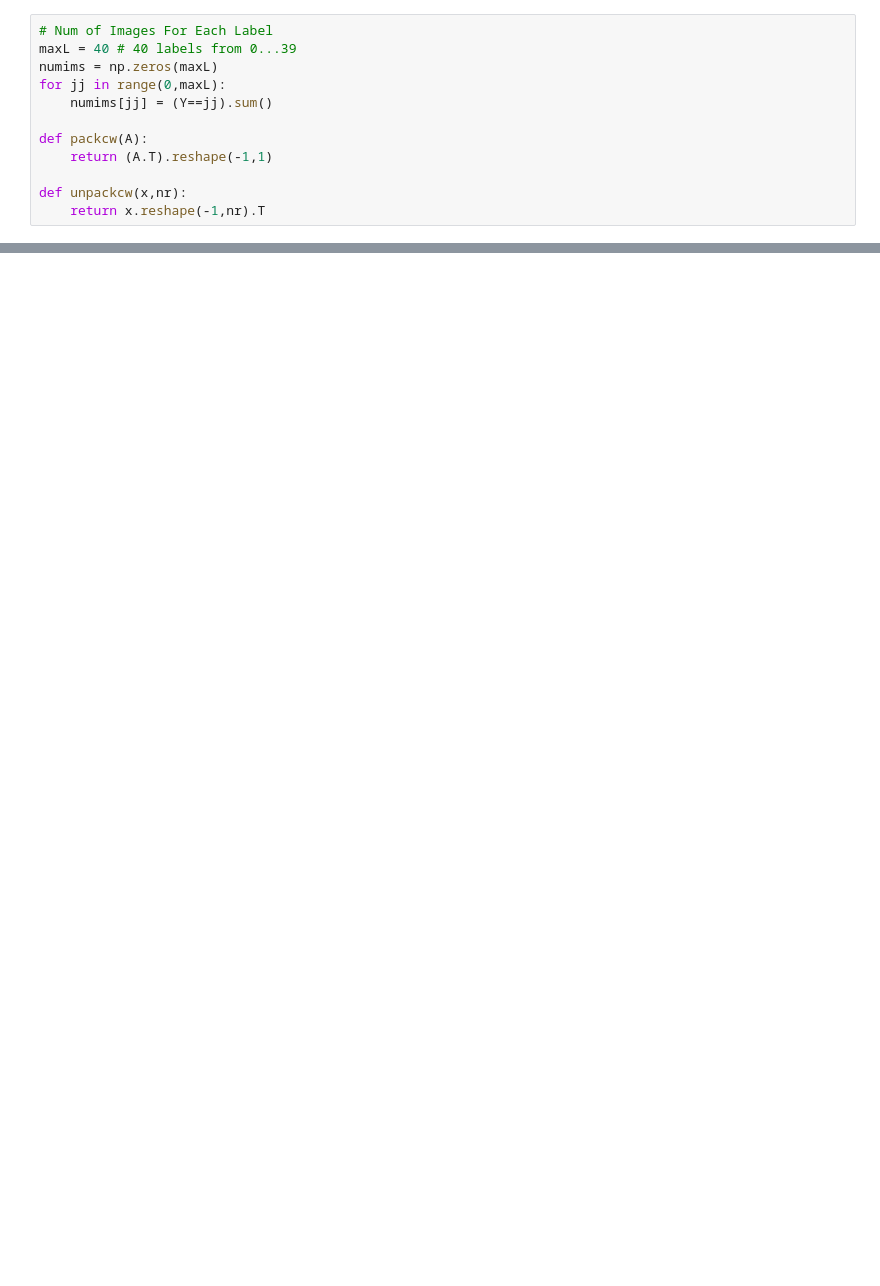
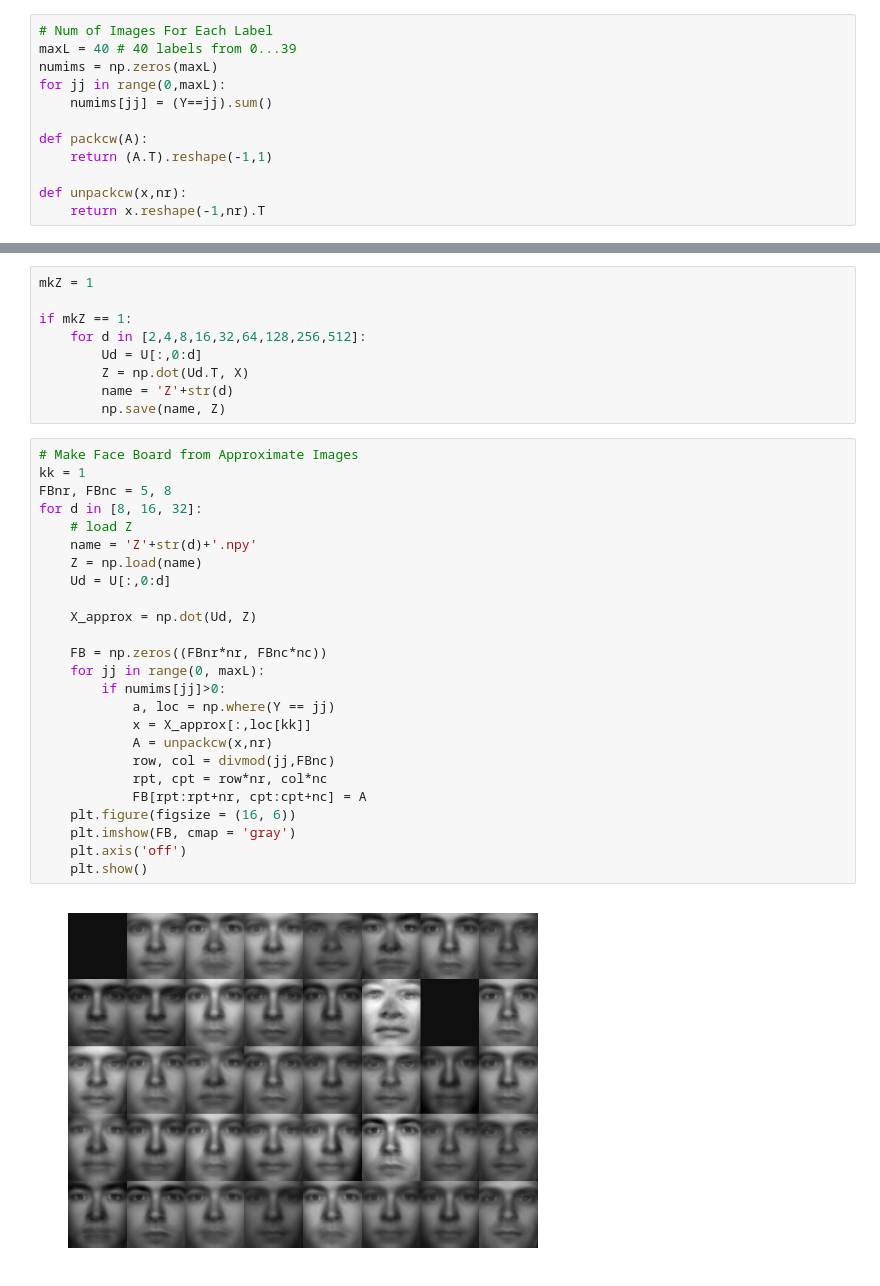
Before and after one commit to devanshg25/Facial_Recognition_Software, a Jupyter notebook: devanshg_tzjin_project1.ipynb, the cells around one changed output, grey strips where cells are left out. Saved outputs shown, nothing was run; the diff lists cells and outputs as text; blank space fills up the shorter version.

```diff
--- a/devanshg_tzjin_project1.ipynb
+++ b/devanshg_tzjin_project1.ipynb
@@ -66,0 +86,36 @@ plt.show()
+# %%
+mkZ = 1
+
+if mkZ == 1:
+    for d in [2,4,8,16,32,64,128,256,512]:
+        Ud = U[:,0:d]
+        Z = np.dot(Ud.T, X)
+        name = 'Z'+str(d)
+        np.save(name, Z)
+# %%
+# Make Face Board from Approximate Images
+kk = 1
+FBnr, FBnc = 5, 8
+for d in [8, 16, 32]:
+    # load Z
+    name = 'Z'+str(d)+'.npy'
+    Z = np.load(name)
+    Ud = U[:,0:d]
+
+    X_approx = np.dot(Ud, Z)
+
+    FB = np.zeros((FBnr*nr, FBnc*nc))
+    for jj in range(0, maxL):
+        if numims[jj]>0:
+            a, loc = np.where(Y == jj)
+            x = X_approx[:,loc[kk]]
+            A = unpackcw(x,nr)
+            row, col = divmod(jj,FBnc)
+            rpt, cpt = row*nr, col*nc
+            FB[rpt:rpt+nr, cpt:cpt+nc] = A
+    plt.figure(figsize = (16, 6))
+    plt.imshow(FB, cmap = 'gray')
+    plt.axis('off')
+    plt.show()
+# %% [output]
+[figure, added]
```
Also changed, not shown: parts of 10 cells of this notebook.
